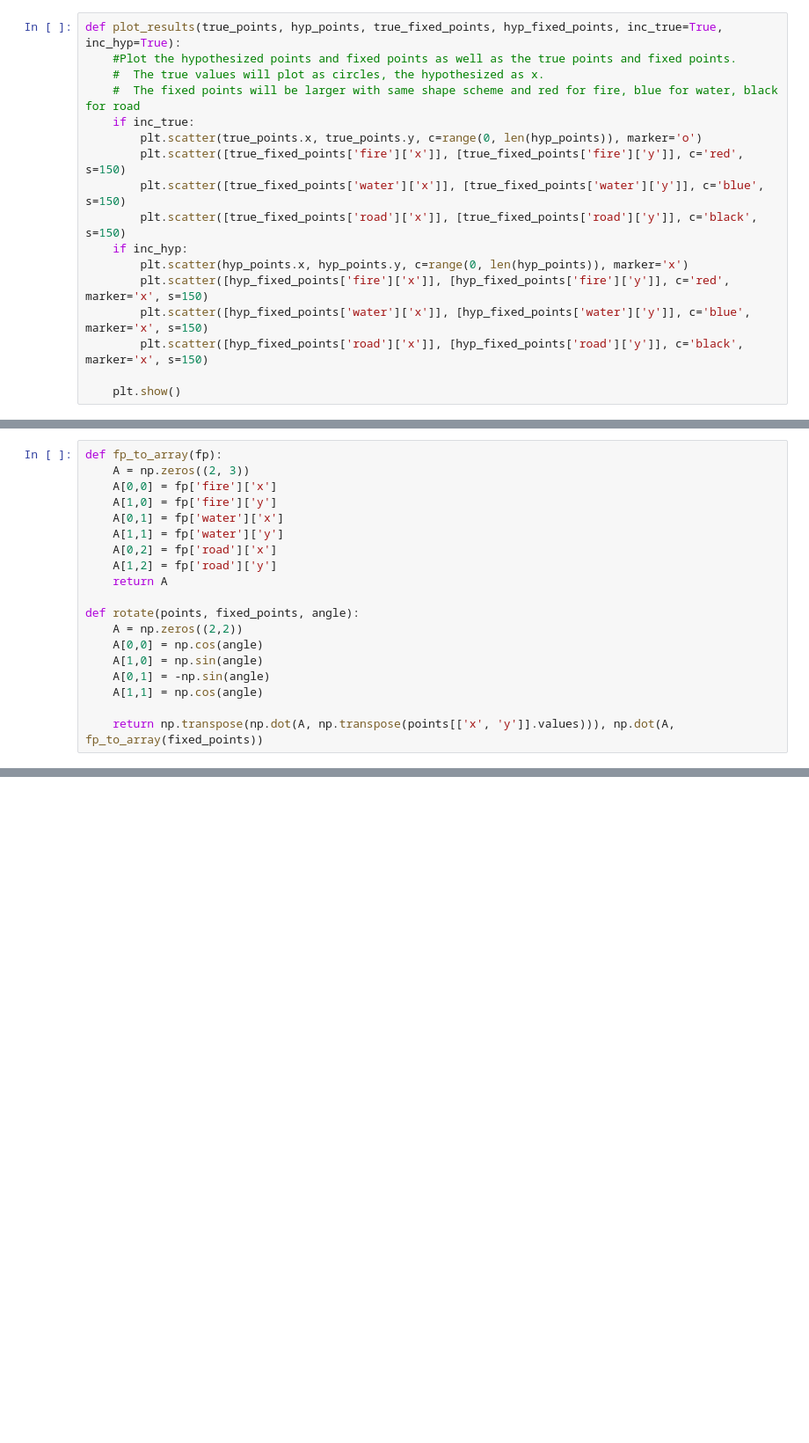
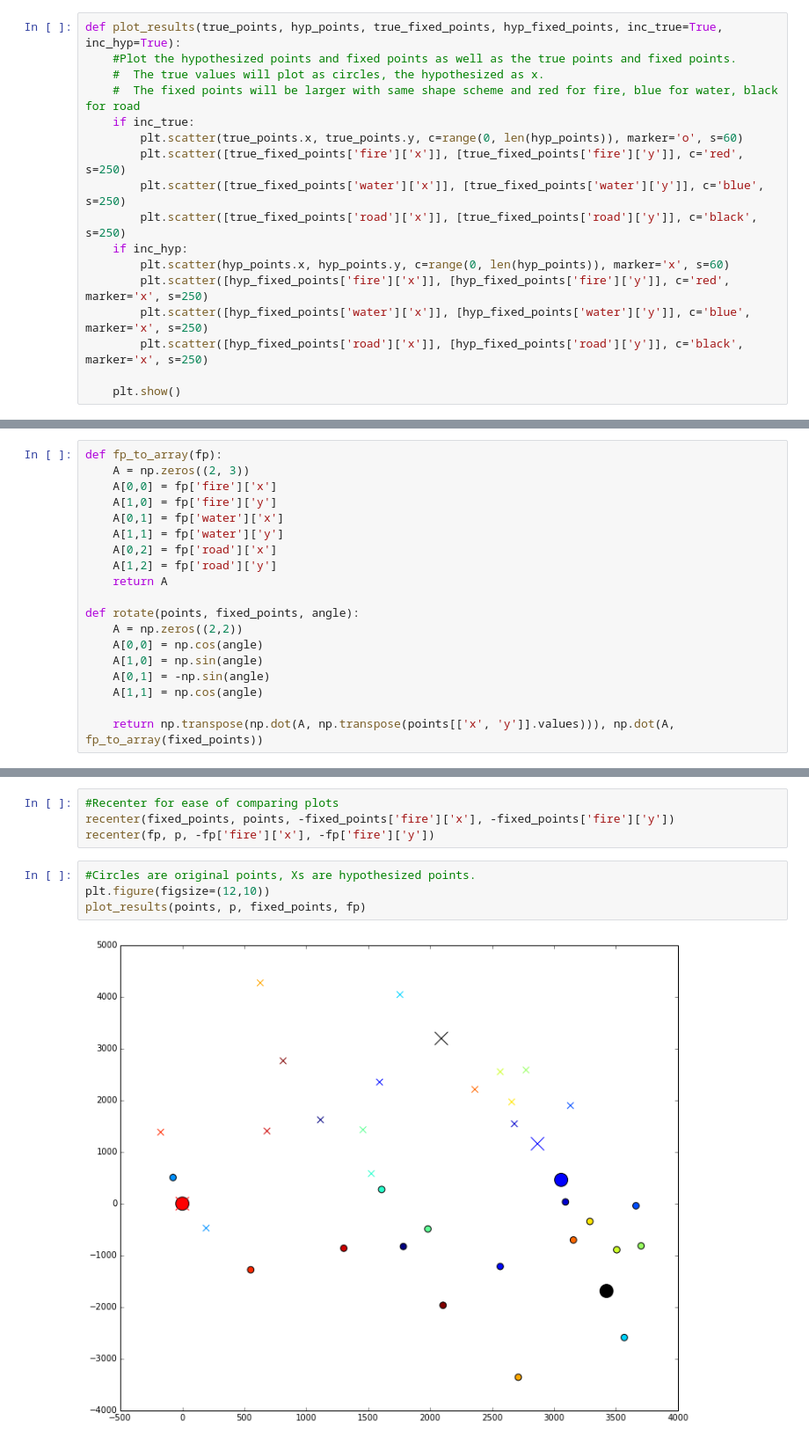
Before and after one commit to Taraxicum/geo_parser, a Jupyter notebook: Geographic Clustering-Test Case.ipynb, the cells around one changed output, grey strips where cells are left out. Shown: that part at 88% size. Cells and saved outputs as stored; diff of their text form; blank space fills up the shorter version.

```diff
--- a/Geographic Clustering-Test Case.ipynb
+++ b/Geographic Clustering-Test Case.ipynb
@@ -141,14 +141,14 @@ def plot_results(true_points, hyp_points, true_fixed_points, hyp_fixed_points, i
     #  The true values will plot as circles, the hypothesized as x.
     #  The fixed points will be larger with same shape scheme and red for fire, blue for water, black for road
     if inc_true:
-        plt.scatter(true_points.x, true_points.y, c=range(0, len(hyp_points)), marker='o')
-        plt.scatter([true_fixed_points['fire']['x']], [true_fixed_points['fire']['y']], c='red', s=150)
-        plt.scatter([true_fixed_points['water']['x']], [true_fixed_points['water']['y']], c='blue', s=150)
-        plt.scatter([true_fixed_points['road']['x']], [true_fixed_points['road']['y']], c='black', s=150)
+        plt.scatter(true_points.x, true_points.y, c=range(0, len(hyp_points)), marker='o', s=60)
+        plt.scatter([true_fixed_points['fire']['x']], [true_fixed_points['fire']['y']], c='red', s=250)
+        plt.scatter([true_fixed_points['water']['x']], [true_fixed_points['water']['y']], c='blue', s=250)
+        plt.scatter([true_fixed_points['road']['x']], [true_fixed_points['road']['y']], c='black', s=250)
     if inc_hyp:
-        plt.scatter(hyp_points.x, hyp_points.y, c=range(0, len(hyp_points)), marker='x')
-        plt.scatter([hyp_fixed_points['fire']['x']], [hyp_fixed_points['fire']['y']], c='red', marker='x', s=150)
-        plt.scatter([hyp_fixed_points['water']['x']], [hyp_fixed_points['water']['y']], c='blue', marker='x', s=150)
-        plt.scatter([hyp_fixed_points['road']['x']], [hyp_fixed_points['road']['y']], c='black', marker='x', s=150)
+        plt.scatter(hyp_points.x, hyp_points.y, c=range(0, len(hyp_points)), marker='x', s=60)
+        plt.scatter([hyp_fixed_points['fire']['x']], [hyp_fixed_points['fire']['y']], c='red', marker='x', s=250)
+        plt.scatter([hyp_fixed_points['water']['x']], [hyp_fixed_points['water']['y']], c='blue', marker='x', s=250)
+        plt.scatter([hyp_fixed_points['road']['x']], [hyp_fixed_points['road']['y']], c='black', marker='x', s=250)
 
     plt.show()
@@ -270 +241,11 @@ def rotate(points, fixed_points, angle):
+# %%
+#Recenter for ease of comparing plots
+recenter(fixed_points, points, -fixed_points['fire']['x'], -fixed_points['fire']['y'])
+recenter(fp, p, -fp['fire']['x'], -fp['fire']['y'])
+# %%
+#Circles are original points, Xs are hypothesized points.
+plt.figure(figsize=(12,10))
+plot_results(points, p, fixed_points, fp)
+# %% [output]
+[figure, added]
 # %%
```
Also changed, not shown: parts of 20 cells of this notebook.
